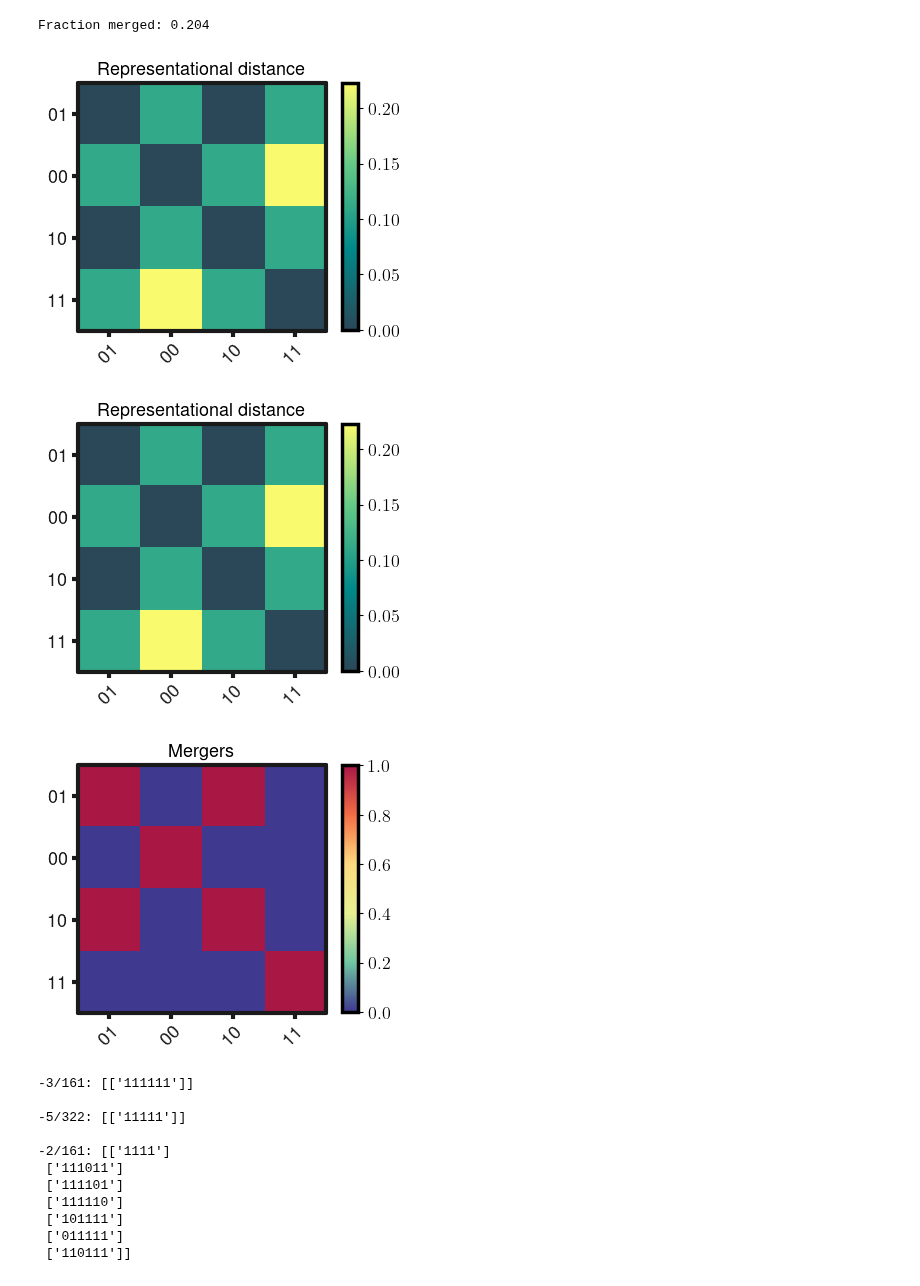
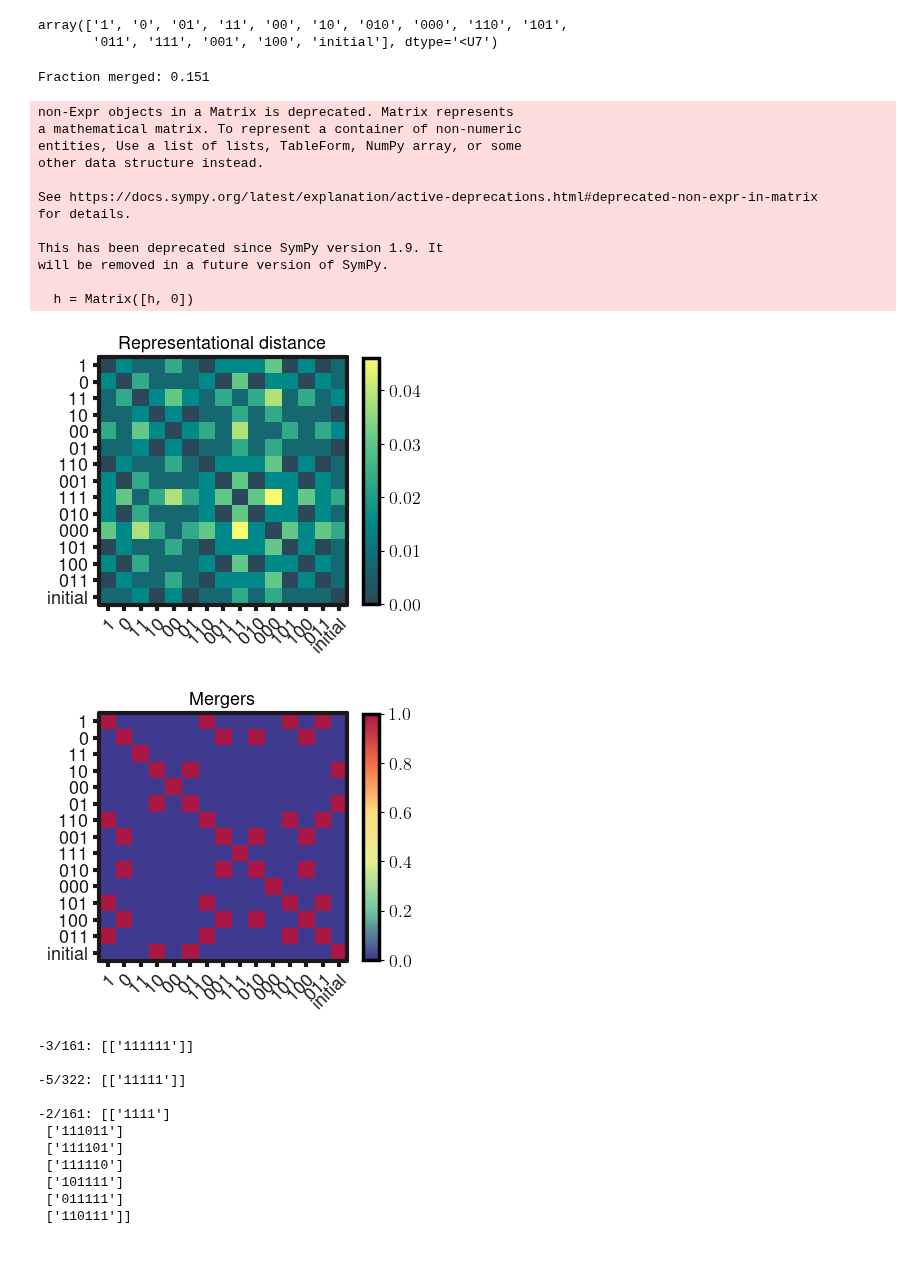
Before and after one commit to loekvanrossem/rnn_structure, a Jupyter notebook: theory/structure.ipynb, the cells around one changed output. Drawn from its saved outputs; the diff is of its cells as text; code cells hidden in the pictures; blank space fills up the shorter version.

```diff
--- a/theory/structure.ipynb
+++ b/theory/structure.ipynb
@@ -49,5 +45,11 @@ $\displaystyle \left[\begin{matrix}2\\-2\\0\\4\\0\\-4\\2\\2\\-2\\-2\\6\\-6\\-2\\
+# %%
+labels = np.array(train_data + ["initial"])
+labels
+# %% [output]
+array(['1', '0', '01', '11', '00', '10', '010', '000', '110', '101',
+       '011', '111', '001', '100', 'initial'], dtype='<U7')
 # %%
-train_data = gen_data(["0", "1"], [1, 2, 3])
+train_data = gen_data(["0", "1"], [1, 2, 3, 4, 5])
 # train_data = gen_data(["1"], [1, 2, 3, 4, 5, 6])
 
 n_datapoints = len(train_data)
@@ -66,47 +68,62 @@ N = Matrix(
 
 I = eye(N.shape[0])
 
 U, S = (N + I).diagonalize()
 V, Sigma = N.diagonalize()
 
 A = U * Sigma * (Sigma + I).inv() * U.inv()
 
 h = A * y
+
+h = Matrix([h, 0])
+
 H = scipy.spatial.distance_matrix(h, h)
 
 frac_merged = sum(sum(H == 0)) / (H.shape[0] ** 2)
 print(f"Fraction merged: {frac_merged:.3f}")
 
-indices = [True] * len(train_data)
-indices = [len(x) == 2 for x in train_data]
+indices = [True] * (len(train_data) + 1)
+indices = [len(x) <= 3 for x in train_data] + [True]
+
 H_plot = H[indices][:, indices]
-labels = np.array(train_data)[indices]
+labels = np.array(train_data + ["initial"])[indices]
 
-z = np.array(N * (N + I).inv() * y)[indices]
-Z = scipy.spatial.distance_matrix(z, z)
+# z = np.array(N * (N + I).inv() * y)[indices]
+# Z = scipy.spatial.distance_matrix(z, z)
 
-plt.figure(figsize=(4, 4))
-publication.set_color_gradient(2)
-plt.imshow(Z.astype(float))
-plt.title("Representational distance")
-publication.im_show(x_labels=labels, y_labels=labels)
+# plt.figure(figsize=(4, 4))
+# publication.set_color_gradient(0)
+# plt.imshow(Z.astype(float))
+# plt.title("Representational distance")
+# publication.im_show(x_labels=labels, y_labels=labels)
 
 plt.figure(figsize=(4, 4))
 publication.set_color_gradient(2)
 plt.imshow(H_plot.astype(float))
 plt.title("Representational distance")
 publication.im_show(x_labels=labels, y_labels=labels)
 
 plt.figure(figsize=(4, 4))
 publication.set_color_gradient(0)
 plt.imshow((H_plot == 0).astype(float))
 plt.title("Mergers")
 publication.im_show(x_labels=labels, y_labels=labels)
 # %% [output]
-Fraction merged: 0.204
+Fraction merged: 0.151
+non-Expr objects in a Matrix is deprecated. Matrix represents
+a mathematical matrix. To represent a container of non-numeric
+entities, Use a list of lists, TableForm, NumPy array, or some
+other data structure instead.
+
+See https://docs.sympy.org/latest/explanation/active-deprecations.html#deprecated-non-expr-in-matrix
+for details.
+
+This has been deprecated since SymPy version 1.9. It
+will be removed in a future version of SymPy.
+
+  h = Matrix([h, 0])
-[figure, old version]
+[figure, new version]
-[figure, old version]
+[figure, new version]
-[figure, removed]
 # %%
 clusters = pd.DataFrame(train_data).groupby(np.array(h)[:, 0])
 for rep, x in clusters:
```
Also changed, not shown: parts of 2 cells of this notebook, 4 other files.
